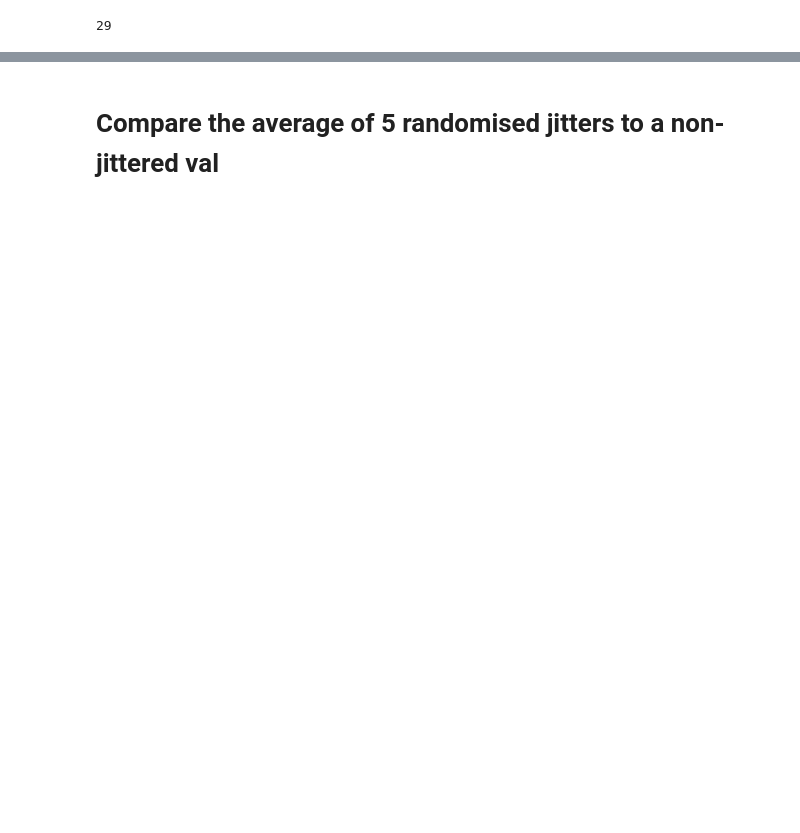
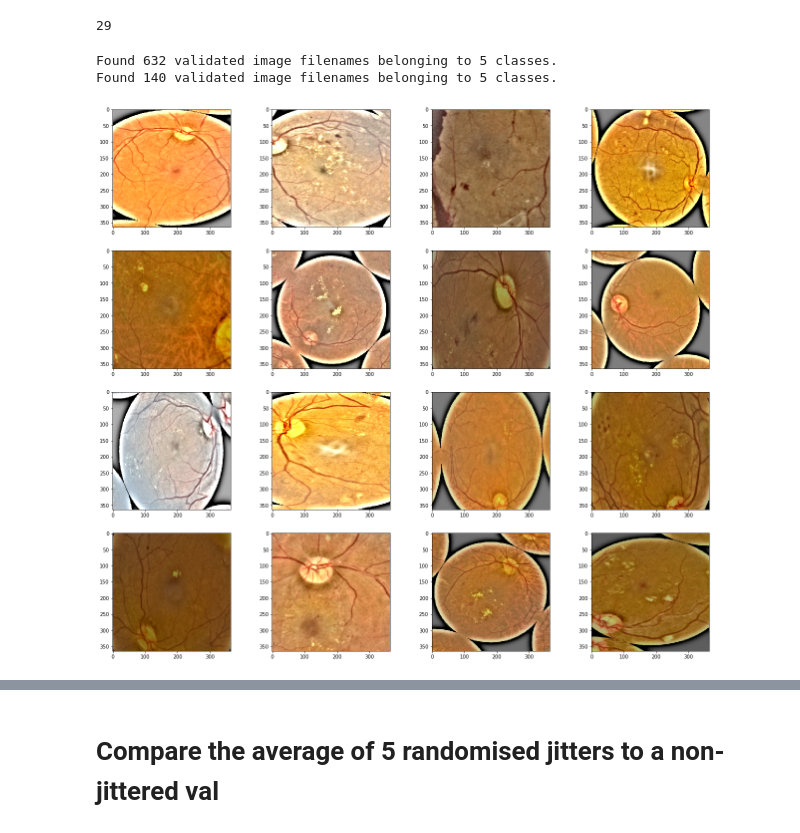
Before and after one commit to HaydenMuscat24/kaggle_aptos, a Jupyter notebook: hayden/hayden-multclass.ipynb, the cells around one changed output, grey strips where cells are left out. Cells and saved outputs as stored; diff of their text form; code cells hidden in the pictures; blank space fills up the shorter version.

```diff
--- a/hayden/hayden-multclass.ipynb
+++ b/hayden/hayden-multclass.ipynb
@@ -49,8 +65,6 @@ The idea is that if an eye has severe diabetic retinopathy, that also means that
 # %%
-
 def label_convert(y_val):
     y_val = y_val.astype(int).sum(axis=1) - 1
-    #y_val= np.argmax(y_val, axis=1)
     return y_val
 
 def get_train_valid_df(year="2019", even_distrib=True):
@@ -67,17 +81,14 @@ def get_train_valid_df(year="2019", even_distrib=True):
     train["labels"] = train.diagnosis.apply(lambda x: [i for i in range(x + 1)])
     valid["labels"] = valid.diagnosis.apply(lambda x: [i for i in range(x + 1)])
 
-    train.diagnosis = train.diagnosis.astype('str')
-    valid.diagnosis = valid.diagnosis.astype('str')
-
     # drop classes
     if even_distrib:
         min_train = min(train['diagnosis'].value_counts())
         min_valid = min(valid['diagnosis'].value_counts())
 
         for diagnosis in range(5):
-            indexes_valid = valid[valid['diagnosis'] == str(diagnosis)].index
-            indexes_train = train[train['diagnosis'] == str(diagnosis)].index
+            indexes_valid = valid[valid['diagnosis'] == diagnosis].index
+            indexes_train = train[train['diagnosis'] == diagnosis].index
 
             frac_drop_train = indexes_train.size * (1 - min_train/indexes_train.size)
             frac_drop_valid = indexes_valid.size * (1 - min_valid/indexes_valid.size)
@@ -90,13 +101,5 @@ def get_train_valid_df(year="2019", even_distrib=True):
     valid = valid.sample(frac=0.8)
 
     return train, valid
-
-# plot example
-# _, df_to_plot = get_train_valid_df(year="2019")
-# df_to_plot['diagnosis'].value_counts().plot(kind='bar')
-# plt.title('Samples Per Class')
-# print(df_to_plot.head(5))
-
-# df_to_plot.columns
 # %%
 # # display some data
@@ -135,7 +145,7 @@ def dataGenerator(jitter=0.1):
 
 def datagen_with_flow(datagen, dataframe, directory):
     return datagen.flow_from_dataframe(dataframe=dataframe, directory=directory,
-                                       x_col="id_code",
+                                       x_col="processed",
                                        y_col='labels',
                                        class_mode="categorical",
                                        batch_size=BATCH_SIZE,
@@ -157,16 +167,20 @@ gc.collect()
 # %% [output]
 29
 # %%
-# train_sample_gen, valid_sample_gen = generator(jitter=0.5)
+train_sample_gen, valid_sample_gen = generator(jitter=0.5)
 
-# # Display some data generation
-# figure=plt.figure(figsize=(22,20))
-# for batch in valid_sample_gen:
-#     for j in range(16):
-#         ax = figure.add_subplot(4,4, j+1)
-#         batch[0][j] = np.clip(batch[0][j], 0, 1)
-#         plt.imshow(batch[0][j])
-#     break
+# Display some data generation
+figure=plt.figure(figsize=(22,20))
+for batch in valid_sample_gen:
+    for j in range(16):
+        ax = figure.add_subplot(4,4, j+1)
+        batch[0][j] = np.clip(batch[0][j], 0, 1)
+        plt.imshow(batch[0][j])
+    break
+# %% [output]
+Found 632 validated image filenames belonging to 5 classes.
+Found 140 validated image filenames belonging to 5 classes.
+[figure, added]
 # %%
 class Metrics(Callback):
     def __init__(self, generator):
```
Also changed, not shown: parts of 8 cells of this notebook, 1 other file.
